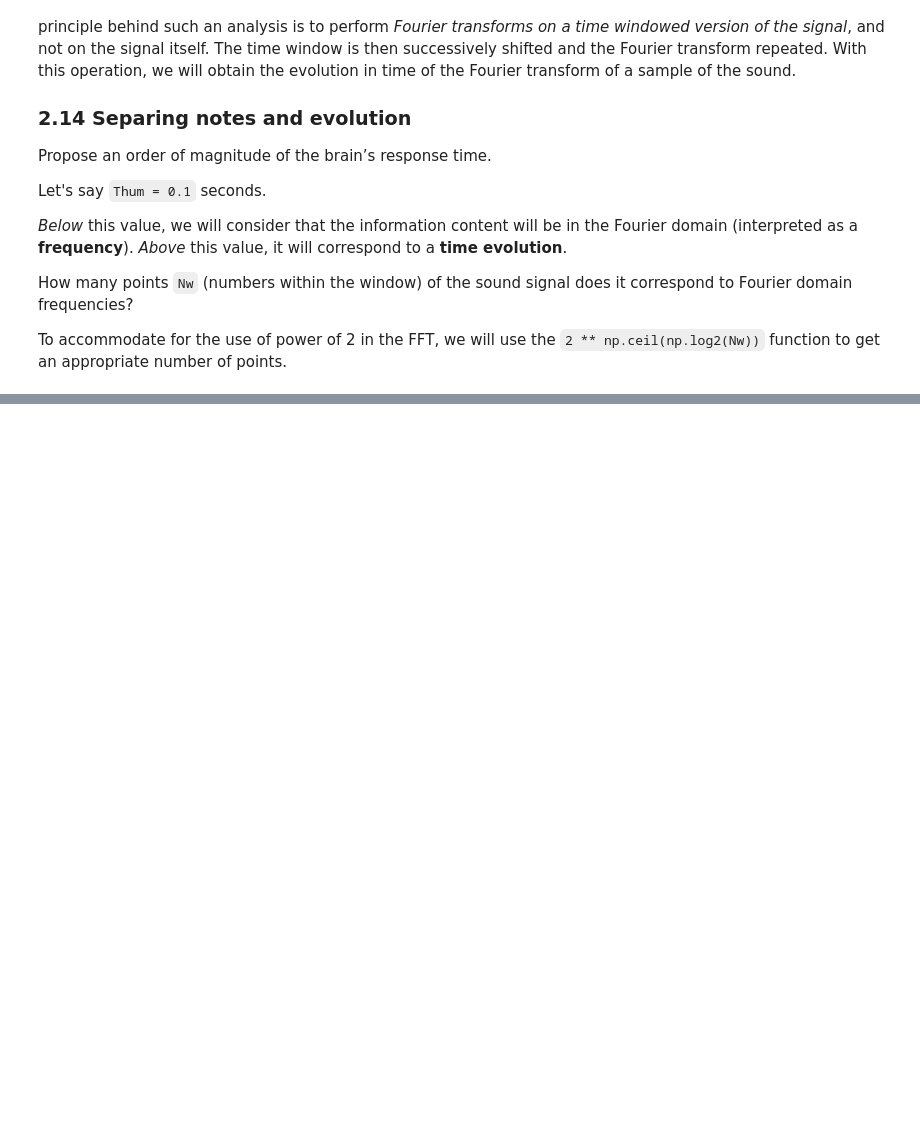
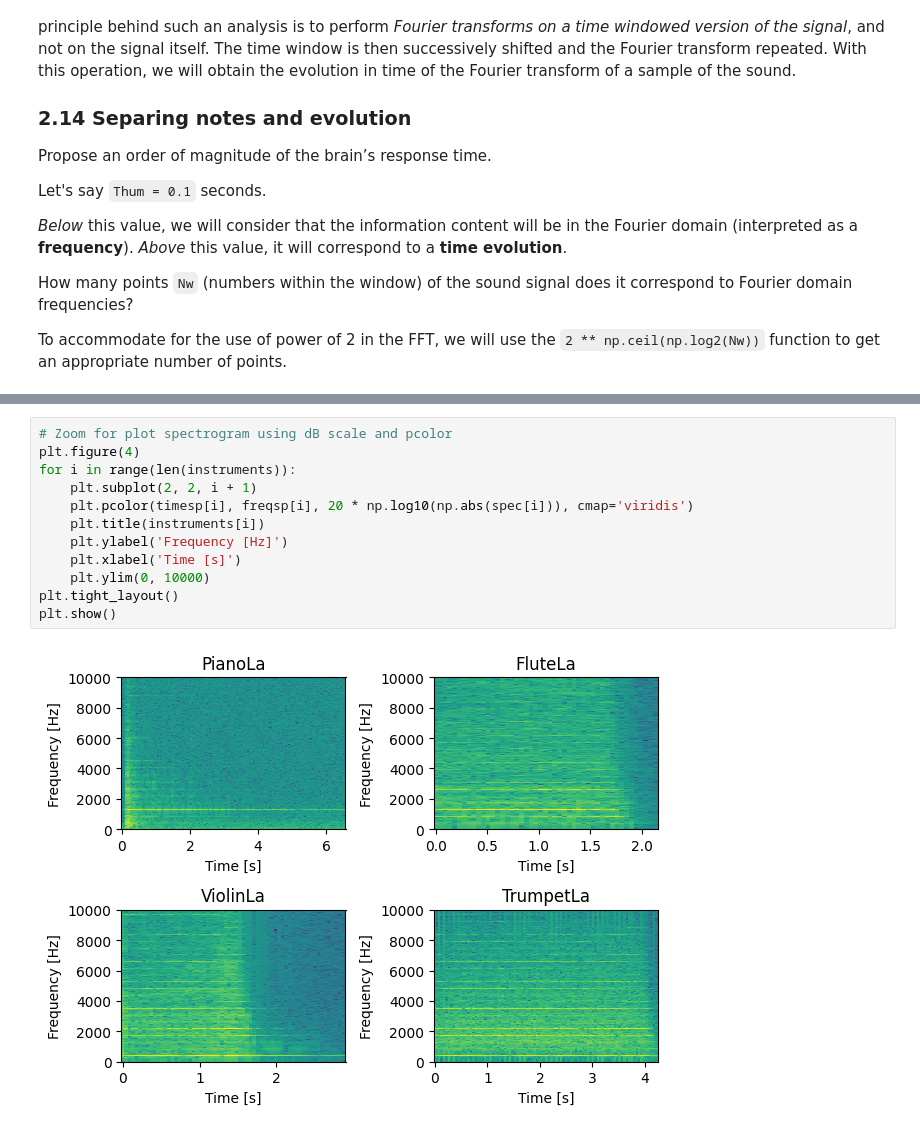
Before and after one commit to Eric-Vidal-hub/Signal-Processing, a Jupyter notebook: 1_spectrogram.ipynb, the cells around one changed output, grey strips where cells are left out. Drawn from its saved outputs; the diff is of its cells as text; blank space fills up the shorter version.

```diff
--- a/1_spectrogram.ipynb
+++ b/1_spectrogram.ipynb
@@ -200,0 +249,14 @@ for i in range(len(instruments)):
+# %%
+# Zoom for plot spectrogram using dB scale and pcolor
+plt.figure(4)
+for i in range(len(instruments)):
+    plt.subplot(2, 2, i + 1)
+    plt.pcolor(timesp[i], freqsp[i], 20 * np.log10(np.abs(spec[i])), cmap='viridis')
+    plt.title(instruments[i])
+    plt.ylabel('Frequency [Hz]')
+    plt.xlabel('Time [s]')
+    plt.ylim(0, 10000)
+plt.tight_layout()
+plt.show()
+# %% [output]
+[figure, added]
```
Also changed, not shown: parts of 9 cells of this notebook, 1 other file.
